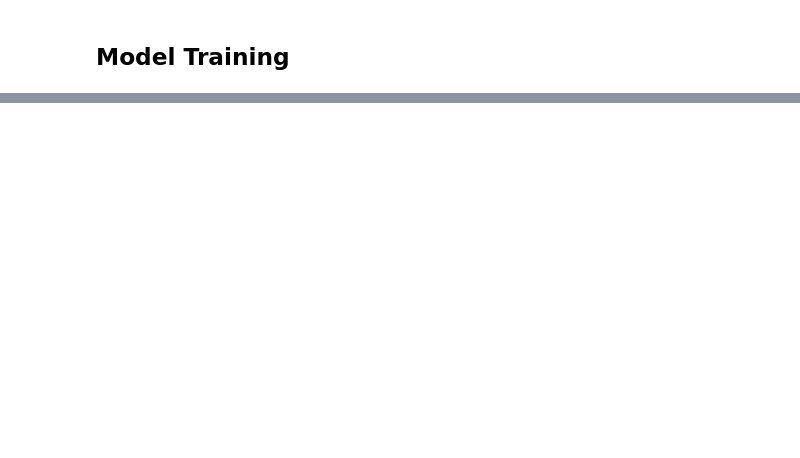
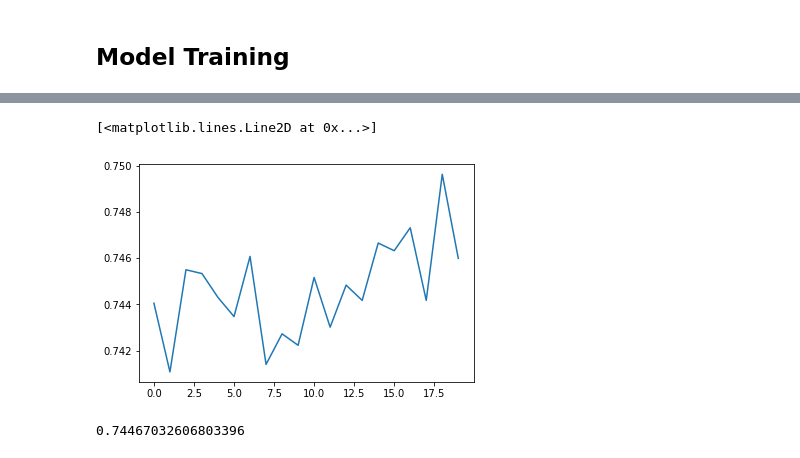
Before and after one commit to senapati-deepak/Illness_predictor, a Jupyter notebook: ML/model.ipynb, the cells around one changed output, grey strips where cells are left out. Saved outputs shown, nothing was run; the diff lists cells and outputs as text; code cells hidden in the pictures; blank space fills up the shorter version.

```diff
--- a/ML/model.ipynb
+++ b/ML/model.ipynb
@@ -940,0 +292,4 @@ array([ 0.716874  ,  0.69258778,  0.74703078,  0.75937405,  0.67055356])
+# %%
+rf = RandomForestClassifier(n_estimators = 500,max_depth= 6, max_features= 'log2', criterion= 'entropy',random_state=42,n_jobs=-1)
+# %%
+score = cross_val_score(rf, result.drop('illness_type', axis=1), result['illness_type'], cv = kfold, scoring = "accuracy", n_jobs=-1)
@@ -940,0 +303,9 @@ array([ 0.716874  ,  0.69258778,  0.74703078,  0.75937405,  0.67055356])
+# %%
+plt.plot(score)
+# %% [output]
+[<matplotlib.lines.Line2D at 0x...>]
+[figure, added]
+# %%
+score.mean()
+# %% [output]
+0.74467032606803396
```
Also changed, not shown: parts of 97 cells of this notebook.
